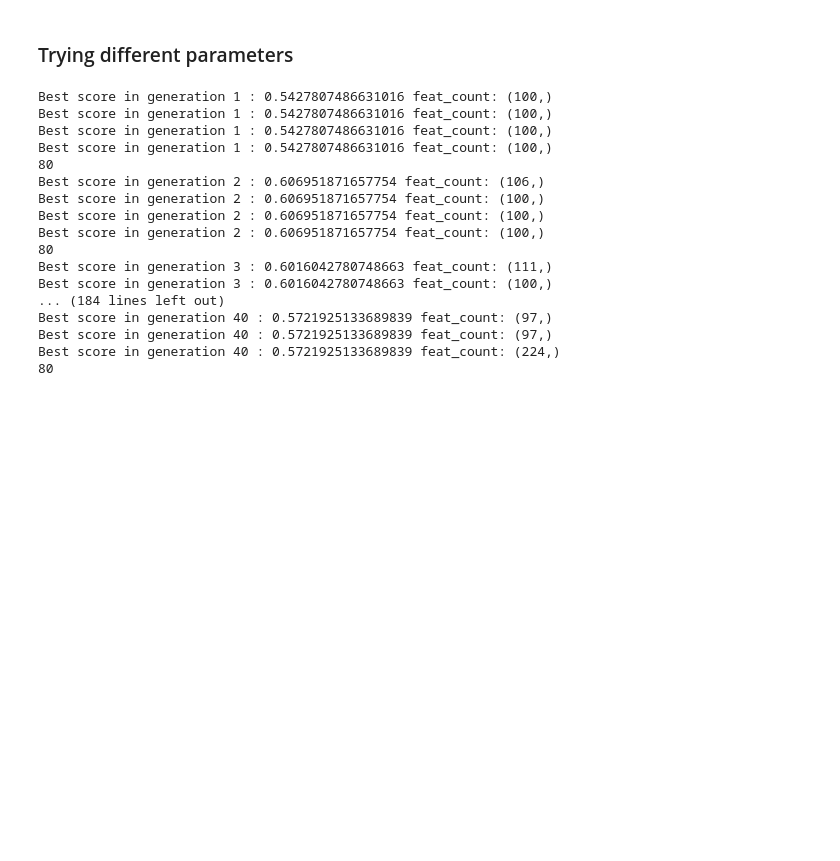
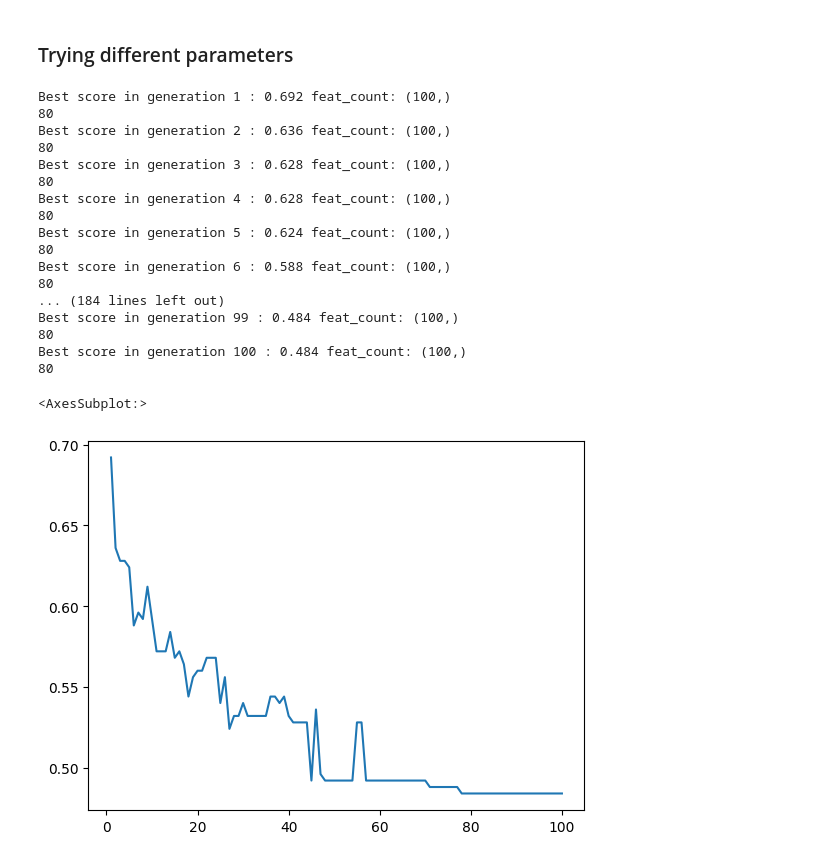
Before and after one commit to devasenan134/GA-SC, a Jupyter notebook: KBGA/n_run_KBGA.ipynb, the cells around one changed output. Drawn from its saved outputs; the diff is of its cells as text; code cells hidden in the pictures; blank space fills up the shorter version.

Commit message:
100gen done, but the graph is bad. find the bug

```diff
--- a/KBGA/n_run_KBGA.ipynb
+++ b/KBGA/n_run_KBGA.ipynb
@@ -219,7 +207,7 @@ def generate_chromo(selected_indexes, features_count, chromo_size):
     features = sample(selected_indexes, k=features_count)
     features.sort()
     chromo = [1 if i in features else 0 for i in range(chromo_size)]
-    return chromo
+    return np.array(chromo)
 # %%
 def generate_population(size, features_count, chromo_size, selected_indexes):
     return [generate_chromo(selected_indexes, features_count, chromo_size) for _ in range(size)]
@@ -417,9 +473,9 @@ def evolution(size, features_count, chromo_size,
 
         pop_after_sel = population_selection(pop_after_fit, n_parents)
 
-        pop_after_cross = single_point_crossover(pop_after_sel, crossover_pb)
+        pop_after_cross = single_point_crossover1(pop_after_sel, crossover_pb)
 
-        population_nextgen = bit_flip_mutation(pop_after_cross, mutation_pb, mutation_rate1, mutation_rate2, chromo_size)
+        population_nextgen = bit_flip_mutation1(pop_after_cross, mutation_pb, mutation_rate1, mutation_rate2, features_count)
 
         # # new next gen population will have the evolved population + the initial population after fitness_score
         population_nextgen += pop_after_sel
@@ -488,6 +542,7 @@ logmodel = RandomForestClassifier(n_estimators=200, random_state=0)
 # %% [markdown]
 ### Trying different parameters
 # %%
+st = time.time()
 chromo_set_1, score_set_1 = evolution(
     size=100,
     features_count=100,
@@ -495,32 +550,38 @@ chromo_set_1, score_set_1 = evolution(
     n_parents=80,
     crossover_pb=0.8,
     mutation_pb=0.05,
-    mutation_rate1=0.1,
-    mutation_rate2=0.3,
-    n_gen=40,
+    mutation_rate1=0.05,
+    mutation_rate2=0.1,
+    n_gen=100,
     idf = idf,
-    idf_threshold=2.6,
+    idf_threshold=2.7,
     tf = tf_sent,
     tf_threshold = 0.002,
     tfidf_threshold = 0.0339
 )
+et = time.time()
 # %% [output]
-Best score in generation 1 : 0.5427807486631016 feat_count: (100,)
-Best score in generation 1 : 0.5427807486631016 feat_count: (100,)
-Best score in generation 1 : 0.5427807486631016 feat_count: (100,)
-Best score in generation 1 : 0.5427807486631016 feat_count: (100,)
+Best score in generation 1 : 0.692 feat_count: (100,)
 80
-Best score in generation 2 : 0.606951871657754 feat_count: (106,)
-Best score in generation 2 : 0.606951871657754 feat_count: (100,)
-Best score in generation 2 : 0.606951871657754 feat_count: (100,)
-Best score in generation 2 : 0.606951871657754 feat_count: (100,)
+Best score in generation 2 : 0.636 feat_count: (100,)
 80
-Best score in generation 3 : 0.6016042780748663 feat_count: (111,)
-Best score in generation 3 : 0.6016042780748663 feat_count: (100,)
+Best score in generation 3 : 0.628 feat_count: (100,)
+80
+Best score in generation 4 : 0.628 feat_count: (100,)
+80
+Best score in generation 5 : 0.624 feat_count: (100,)
+80
+Best score in generation 6 : 0.588 feat_count: (100,)
+80
 ... (184 lines left out)
-Best score in generation 40 : 0.5721925133689839 feat_count: (97,)
-Best score in generation 40 : 0.5721925133689839 feat_count: (97,)
-Best score in generation 40 : 0.5721925133689839 feat_count: (224,)
+Best score in generation 99 : 0.484 feat_count: (100,)
 80
+Best score in generation 100 : 0.484 feat_count: (100,)
+80
+# %%
+sns.lineplot(x=list(range(1, 101)), y=score_set_1)
+# %% [output]
+<AxesSubplot:>
+[figure, added]
 # %%
 import pickle
```
Also changed, not shown: parts of 14 cells of this notebook.
